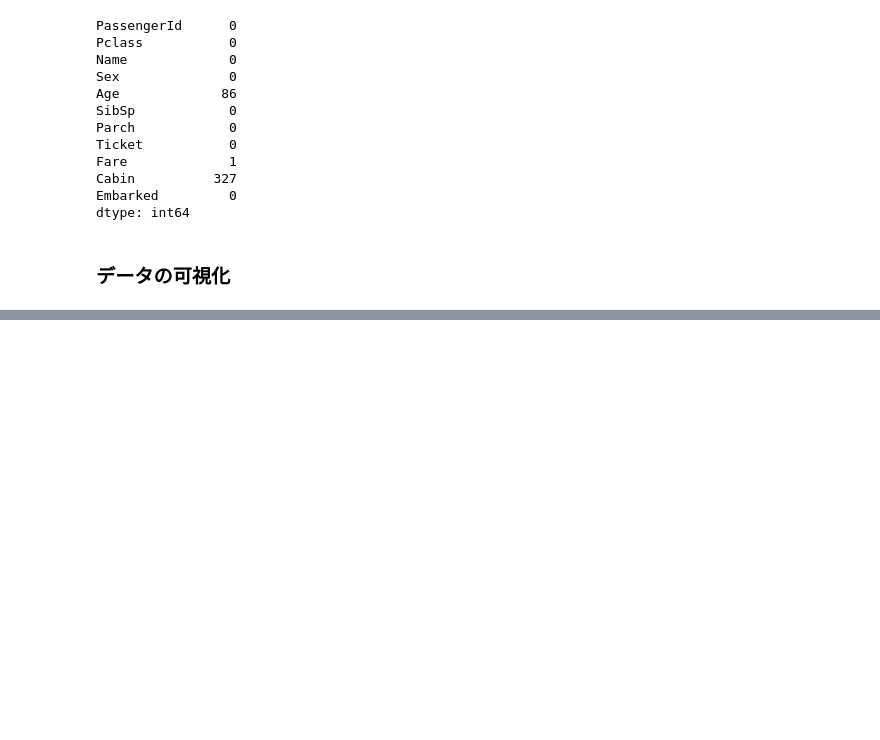
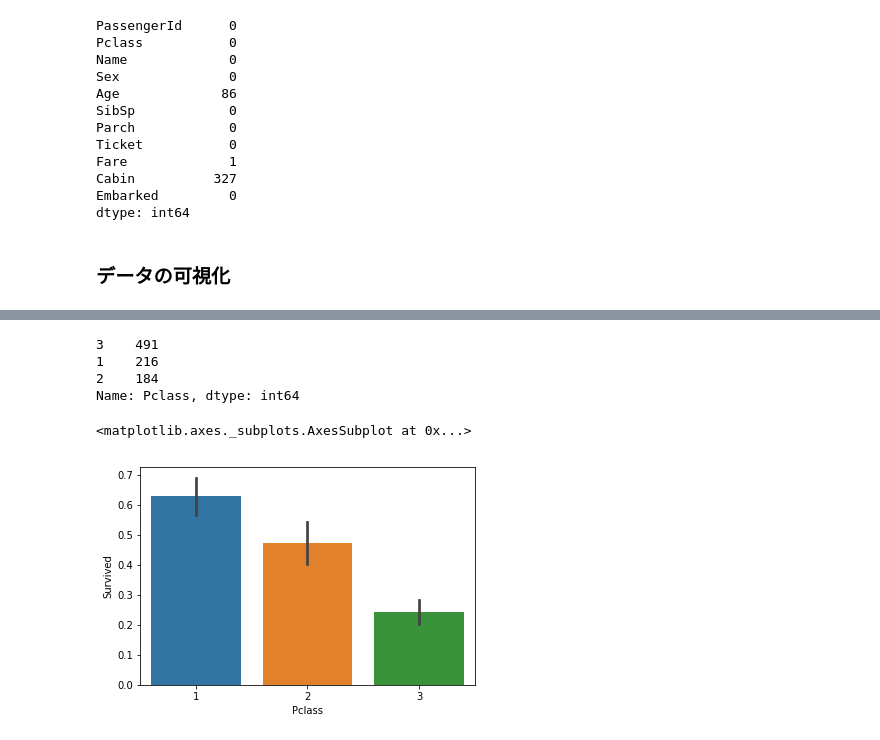
Before and after one commit to aki-06/Learning_AI, a Jupyter notebook: titanic.ipynb, the cells around one changed output, grey strips where cells are left out. Saved outputs shown, nothing was run; the diff lists cells and outputs as text; code cells hidden in the pictures; blank space fills up the shorter version.

```diff
--- a/titanic.ipynb
+++ b/titanic.ipynb
@@ -110 +110,14 @@ Percentage of males who survived:  18.8908145581
 [figure]
+# %%
+# Pclass
+train['Pclass'].value_counts()
+# %% [output]
+3    491
+1    216
+2    184
+Name: Pclass, dtype: int64
+# %%
+sns.barplot(x='Pclass', y='Survived', data=train)
+# %% [output]
+<matplotlib.axes._subplots.AxesSubplot at 0x...>
+[figure, added]
```
Also changed, not shown: parts of 6 cells of this notebook.
